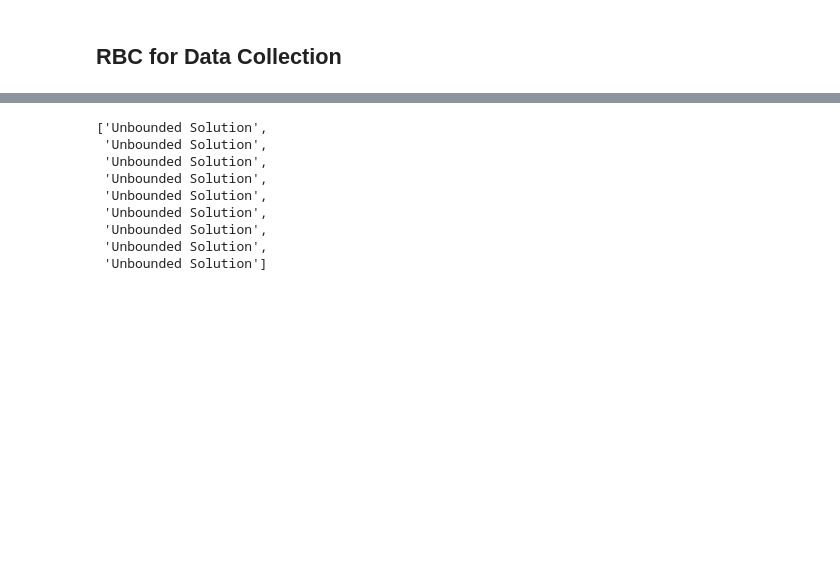
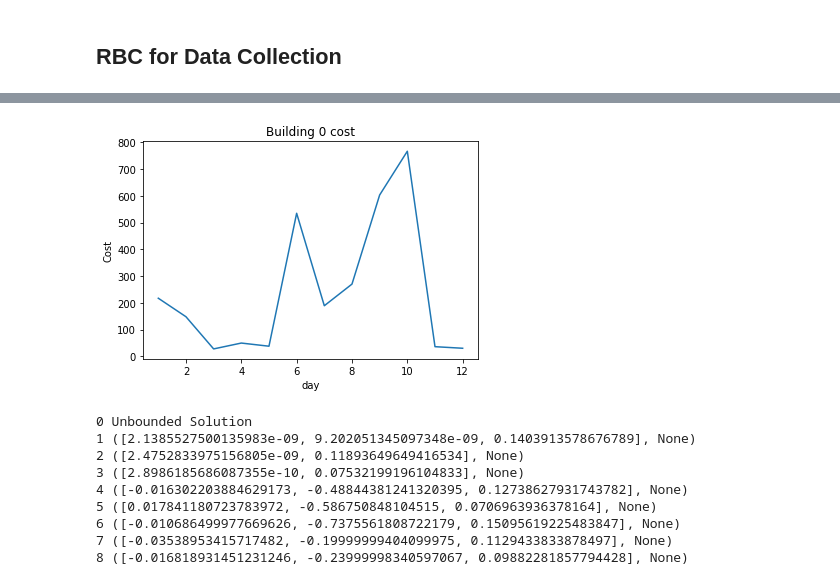
Before and after one commit to QasimWani/ZOiRL, a Jupyter notebook: implicit_agent.ipynb, the cells around one changed output, grey strips where cells are left out. Saved outputs shown, nothing was run; the diff lists cells and outputs as text; code cells hidden in the pictures; blank space fills up the shorter version.

```diff
--- a/implicit_agent.ipynb
+++ b/implicit_agent.ipynb
@@ -462,3 +501,15 @@ Hour violated : 0
 # bd_actions = []
 # for actions in np.array(actions_arr[rbc_threshold:]).T[4]:
 #     bd_actions.append(actions)
+# %%
+bid = 0 #Building ID
+cost_ = np.array(look_ahead_cost).T[bid][:-1].astype(np.float)
+# %%
+plt.plot(np.arange(1, 1 + len(cost_)), cost_)
+plt.title(f"Building {bid} cost")
+plt.xlabel("day")
+plt.ylabel("Cost")
+
+plt.show()
+# %% [output]
+[figure, added]
@@ -479,18 +532,19 @@ Hour violated : 0
 # plt.show()
 # %%
 #optimization debug -> !!! PROBLEM !!!
-debug = get_actions(data_est, 0, debug=False, apply_seed=False)
-debug
+debug = get_actions(data_est, (t_idx - rbc_threshold) % 24, debug=False, apply_seed=False)
+for i in range(len(debug)):
+    print(i, debug[i])
 # %% [output]
-['Unbounded Solution',
- 'Unbounded Solution',
- 'Unbounded Solution',
- 'Unbounded Solution',
- 'Unbounded Solution',
- 'Unbounded Solution',
- 'Unbounded Solution',
- 'Unbounded Solution',
- 'Unbounded Solution']
+0 Unbounded Solution
+1 ([2.1385527500135983e-09, 9.202051345097348e-09, 0.1403913578676789], None)
+2 ([2.4752833975156805e-09, 0.11893649649416534], None)
+3 ([2.8986185686087355e-10, 0.07532199196104833], None)
+4 ([-0.016302203884629173, -0.48844381241320395, 0.12738627931743782], None)
+5 ([0.017841180723783972, -0.586750848104515, 0.0706963936378164], None)
+6 ([-0.010686499977669626, -0.7375561808722179, 0.15095619225483847], None)
+7 ([-0.03538953415717482, -0.19999999404099975, 0.1129433833878497], None)
+8 ([-0.016818931451231246, -0.23999998340597067, 0.09882281857794428], None)
 # %%
 pd.DataFrame([data_est['c_Csto_end'][0], data_est['c_Hsto_end'][0], *data_est['c_bat_end']], index=[
     "c_Csto_start", "c_Hsto_start", "c_bat_start", "c_bat_end"
```
Also changed, not shown: parts of 13 cells of this notebook.
